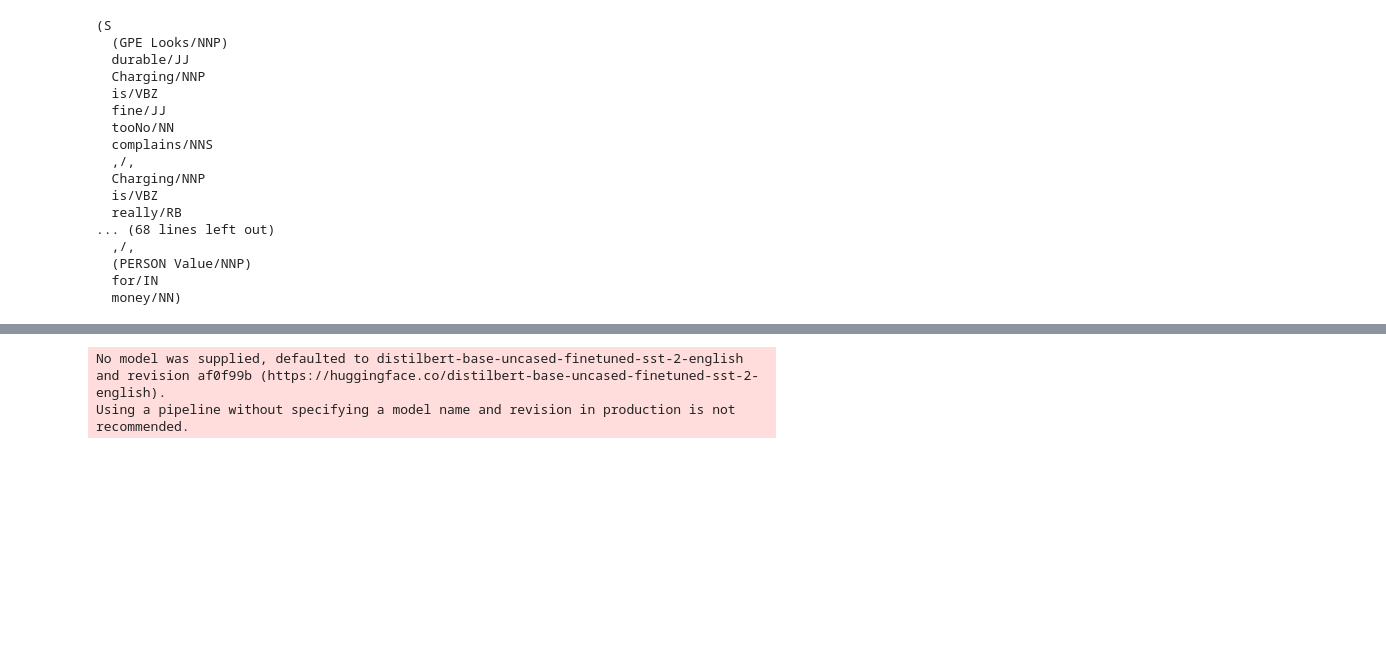
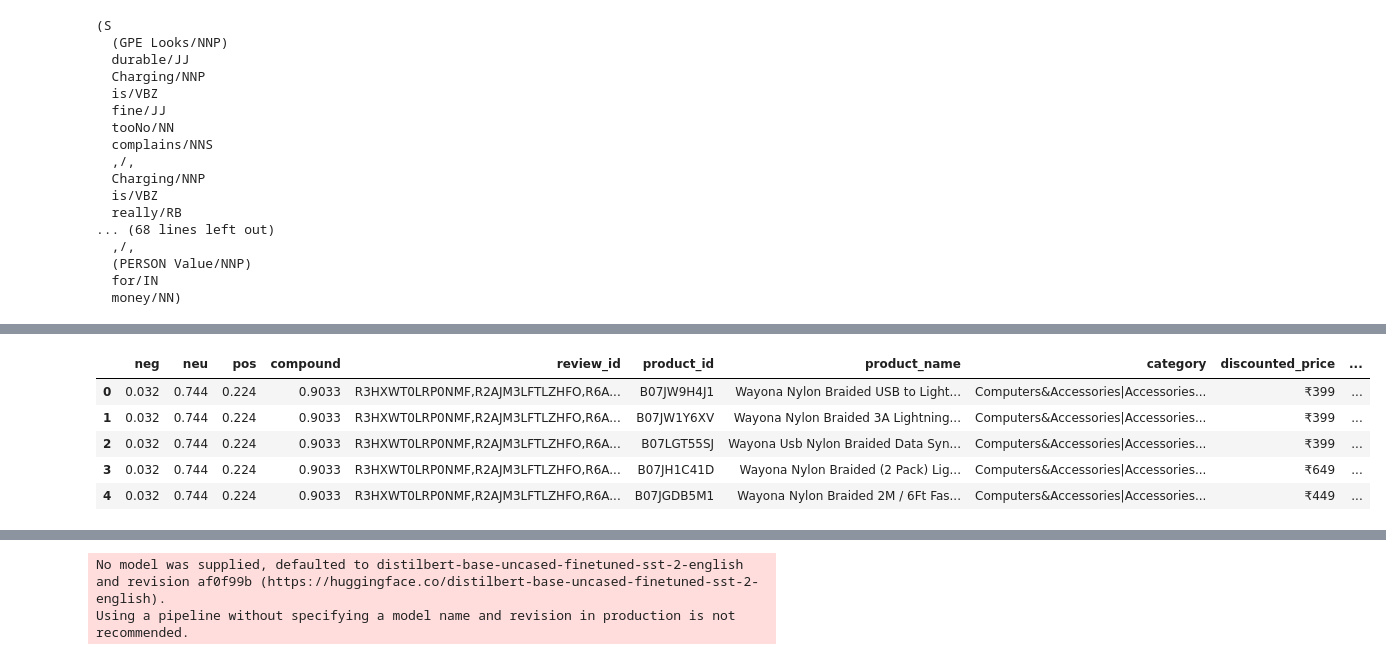
Before and after one commit to Anishmeka/CourseProject, a Jupyter notebook: 410_project.ipynb, the cells around one changed output, grey strips where cells are left out. Drawn from its saved outputs; the diff is of its cells as text; code cells hidden in the pictures; blank space fills up the shorter version.

```diff
--- a/410_project.ipynb
+++ b/410_project.ipynb
@@ -117,0 +163,12 @@ VADER (Valence Aware Dictionary and sEntiment Reasoner) - Bag of words approach
+# %%
+# combine sentiment scoring with metadata
+
+vaders_df = vaders_df.merge(df, how="left")
+vaders_df.head()
+# %% [output]
+|  | neg | neu | pos | compound | review_id | product_id | product_name | category | discounted_price | ... |
+| 0 | 0.032 | 0.744 | 0.224 | 0.9033 | R3HXWT0LRP0NMF,R2AJM3LFTLZHFO,R6A... | B07JW9H4J1 | Wayona Nylon Braided USB to Light... | Computers&Accessories|Accessories... | ₹399 | ... |
+| 1 | 0.032 | 0.744 | 0.224 | 0.9033 | R3HXWT0LRP0NMF,R2AJM3LFTLZHFO,R6A... | B07JW1Y6XV | Wayona Nylon Braided 3A Lightning... | Computers&Accessories|Accessories... | ₹399 | ... |
+| 2 | 0.032 | 0.744 | 0.224 | 0.9033 | R3HXWT0LRP0NMF,R2AJM3LFTLZHFO,R6A... | B07LGT55SJ | Wayona Usb Nylon Braided Data Syn... | Computers&Accessories|Accessories... | ₹399 | ... |
+| 3 | 0.032 | 0.744 | 0.224 | 0.9033 | R3HXWT0LRP0NMF,R2AJM3LFTLZHFO,R6A... | B07JH1C41D | Wayona Nylon Braided (2 Pack) Lig... | Computers&Accessories|Accessories... | ₹649 | ... |
+| 4 | 0.032 | 0.744 | 0.224 | 0.9033 | R3HXWT0LRP0NMF,R2AJM3LFTLZHFO,R6A... | B07JGDB5M1 | Wayona Nylon Braided 2M / 6Ft Fas... | Computers&Accessories|Accessories... | ₹449 | ... |
```
Also changed, not shown: parts of 21 cells of this notebook.
